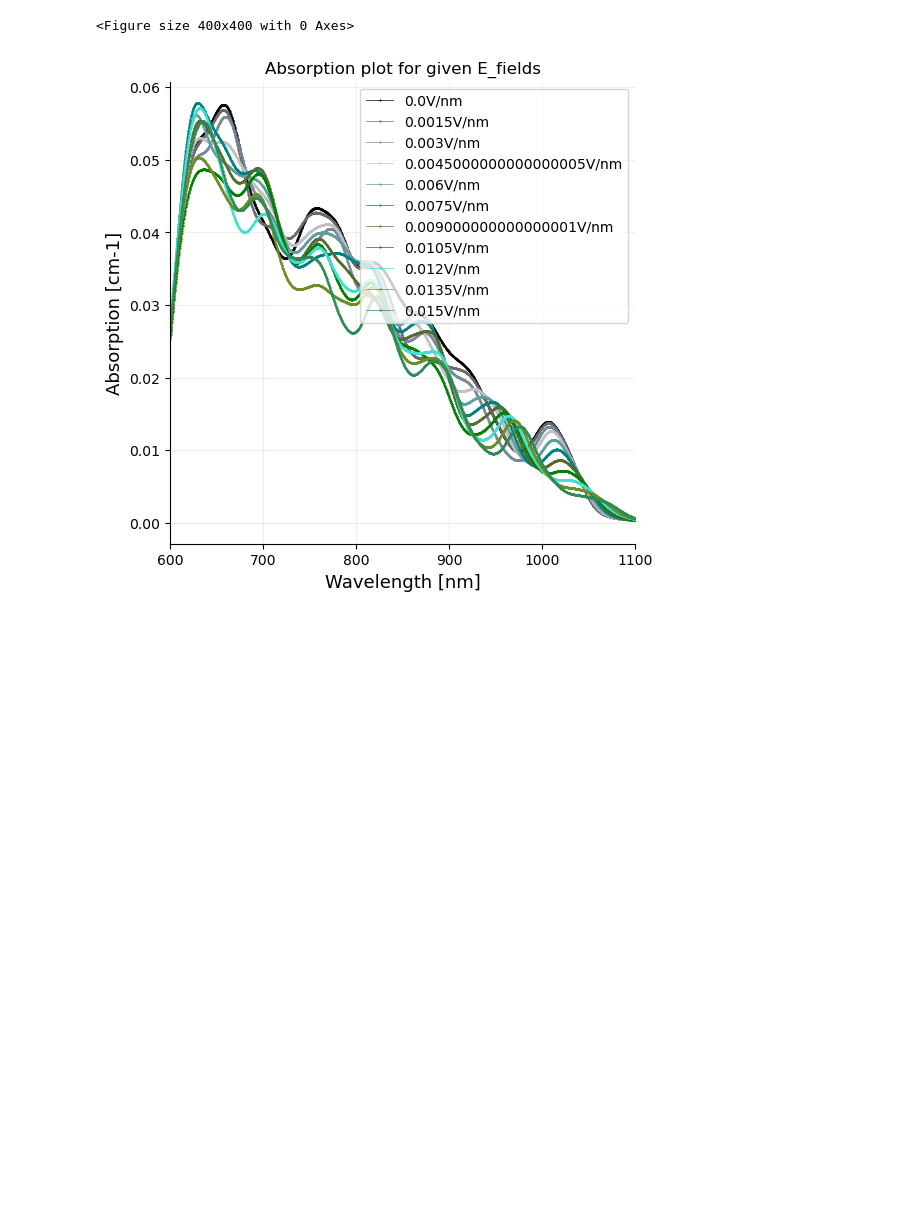
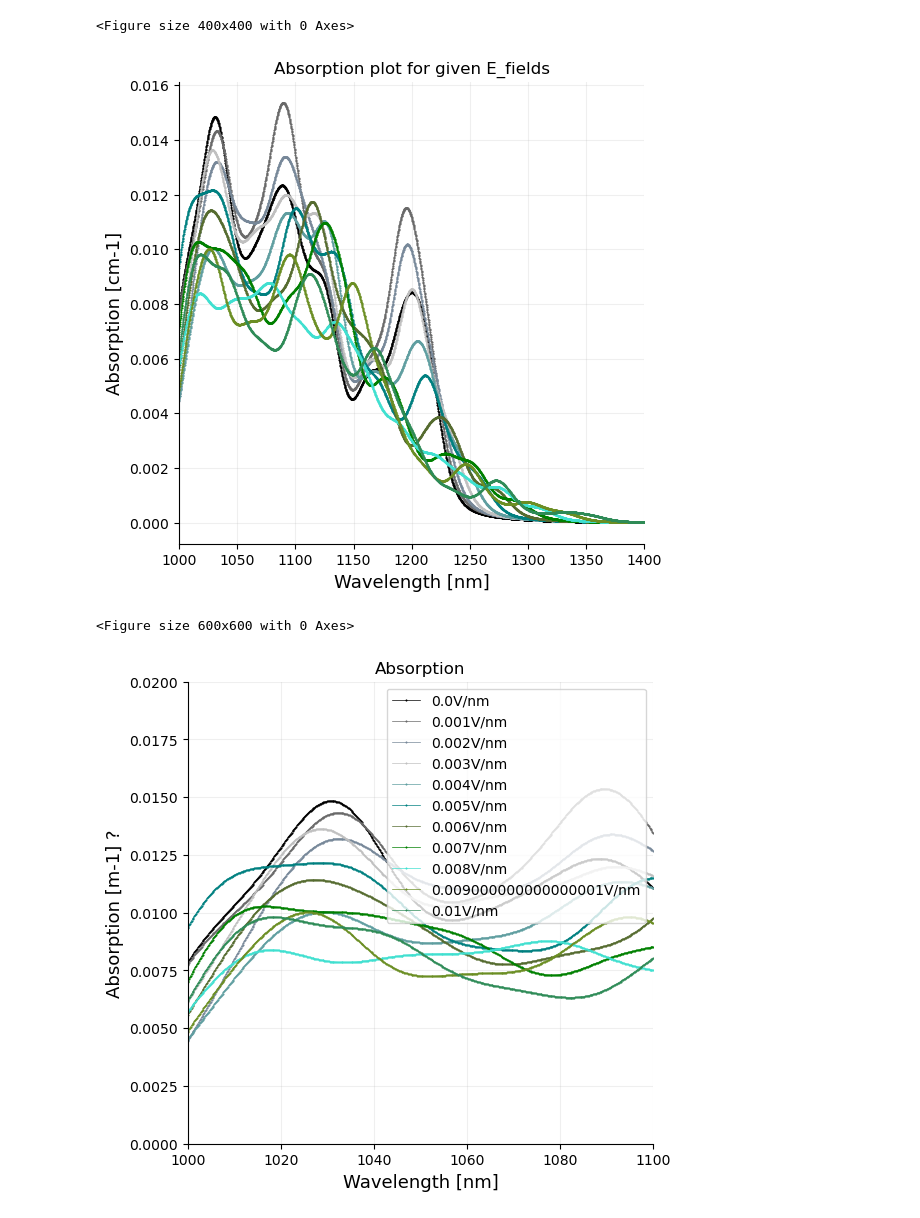
Before and after one commit to jmccw/optical-device-simulations_fyp, a Jupyter notebook: Read_CXX_results.ipynb, the cells around one changed output. Drawn from its saved outputs; the diff is of its cells as text; code cells hidden in the pictures; blank space fills up the shorter version.

```diff
--- a/Read_CXX_results.ipynb
+++ b/Read_CXX_results.ipynb
@@ -29,7 +29,7 @@ label_y = ""
 plot_title = ""
 aspect_ratio = [9,9]
 
-colours = [ 'black','dimgrey','lightslategrey' ,'silver', 'cadetblue', 'teal','darkolivegreen','green','turquoise', 'olivedrab','seagreen']
+colours = [ 'black', 'dimgrey', 'lightslategrey', 'lightsteelblue', 'silver', 'cadetblue', 'darkcyan', 'teal', 'darkslategray', 'seagreen', 'mediumseagreen', 'darkolivegreen', 'olivedrab', 'olive', 'yellowgreen', 'green', 'springgreen', 'mediumspringgreen', 'turquoise', 'lightseagreen']
 
 def plot_graph(x, y): #create a single plot
     labels = []
@@ -90,7 +90,7 @@ def plot_graphs(x, y): #create a single plot
     #plt.savefig(f'{file}_figure.png', dpi = 1000, bbox_inches='tight')
     plt.show()
 
-def make_array(y):
+def make_array(y, number_steps):
     p = np.zeros(number_steps)
     for nr in range(0, number_steps):
         p[nr] = y
@@ -169,9 +220,9 @@ func_x = np.zeros(num_discrete)
 Gauss_y = np.zeros(num_discrete)
 Lorentz_y = np.zeros(num_discrete)
 x_0 = num_discrete/2
-gamma = 50
+gamma = 55
 
-WL_range=[600,1100]
+WL_range=[1000,1400]
 PLOT_LIMIT=WL_range
 delta_WL = (WL_range[1]-WL_range[0]) / (num_discrete-1)
 epsilon = delta_WL*0.5
@@ -193,7 +244,21 @@ Lorentz_y_new = pad_func_zeros(Lorentz_y)
 Gauss_y_new = pad_func_zeros(Gauss_y)
 voigt_y = convolve(Lorentz_y_new, Gauss_y_new)
 N_V = abs(sum(voigt_y))
-voigt_y = voigt_y
+#voigt_y = voigt_y
+
+
+target_value = max(voigt_y)/2
+closest_value = np.unravel_index(np.argmin(np.abs(voigt_y - target_value), axis=None), voigt_y.shape)
+print("voigt half width: " + str(abs(WL_axis_new[0]-WL_axis_new[closest_value])))
+
+
+PLOT_LIMIT=[]
+Y_LIMIT = []
+LEGEND=False
+label_x = ""
+label_y = ""
+plot_title = ""
+plot_graphs(WL_axis_new, [make_array(target_value, int(len(voigt_y))), voigt_y, Gauss_y_new, Lorentz_y_new])
 
 
 
@@ -201,7 +266,7 @@ voigt_y = voigt_y
 # ----------------------------------
 
 number_runs = 11
-delta_field = 0.0015
+delta_field = 0.001
 
 # ----------------------------------
 
@@ -223,38 +288,41 @@ for i in range(number_runs):
         target_value = WL_xaxis[i]
         closest_value = np.unravel_index(np.argmin(np.abs(E_GAP_WL_data - target_value), axis=None), E_GAP_WL_data.shape)
         prox_check = E_GAP_WL_data[closest_value[0]][closest_value[1]][closest_value[2]]
         if(prox_check < target_value+epsilon and prox_check > target_value-epsilon):
             absorption_yaxis[i] = I_squared_matrix_data[closest_value[0]][closest_value[1]][closest_value[2]]
             count += 1
 
     label_x = "Wavelength [nm]"
     label_y = "Overlap Integral [AU]"
     plot_title = "Current delta space"
 
     absorption_yaxis_new = pad_func_zeros(absorption_yaxis)
     absorption = convolve(absorption_yaxis_new,voigt_y)
     data.append(absorption)
     clear_output(wait=True)
     aspect_ratio=[4,4]
     plot_graph(WL_axis_new, absorption_yaxis_new)
     legend.append(str(electric_field) + "V/nm")
 
 clear_output(wait=True)
 
 PLOT_LIMIT=WL_range
 Y_LIMIT = []
 label_x = "Wavelength [nm]"
 label_y = "Absorption [cm-1]"
 plot_title = "Absorption plot for given E_fields"
 plot_graphs(WL_axis_new, data)
 
-# PLOT_LIMIT=[]
-# Y_LIMIT = []
-# label_x = "Wavelength [nm]"
-# label_y = "Absorption [cm-1]"
-# plot_title = "Absorption"
-# plot_graphs(WL_axis_new, data)
+PLOT_LIMIT=[1000,1100]
+Y_LIMIT = [0,0.02]
+label_x = "Wavelength [nm]"
+label_y = "Absorption [m-1] ?"
+plot_title = "Absorption"
+LEGEND=True
+plot_graphs(WL_axis_new, data)
 # %% [output]
 <Figure size 400x400 with 0 Axes>
-[figure, old version]
+[figure, new version]
+<Figure size 600x600 with 0 Axes>
+[figure, added]
 # %%
```
Also changed, not shown: parts of 3 cells of this notebook.
